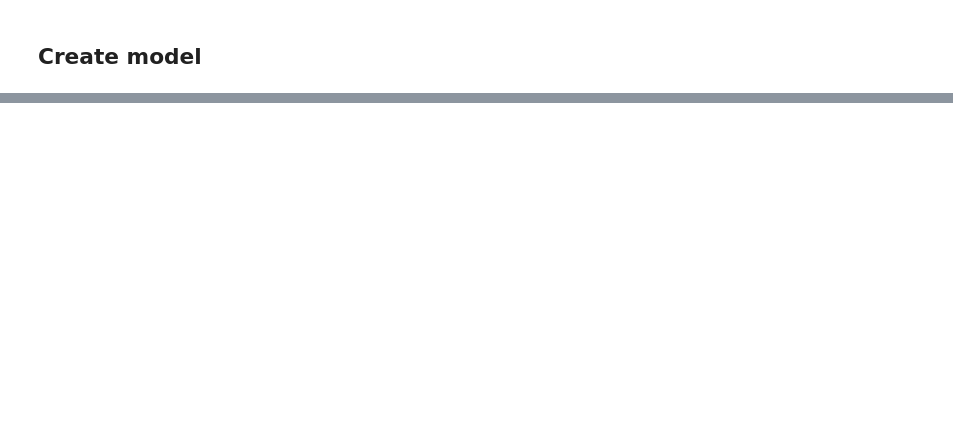
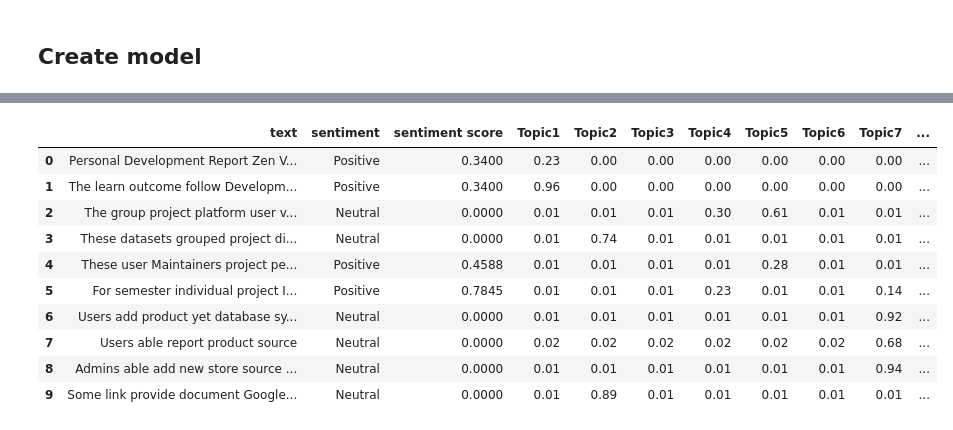
Before and after one commit to EnsarIshakoglu/NLP, a Jupyter notebook: NLP_Text_Classification.ipynb, the cells around one changed output, grey strips where cells are left out. Cells and saved outputs as stored; diff of their text form; code cells hidden in the pictures; blank space fills up the shorter version.

```diff
--- a/NLP_Text_Classification.ipynb
+++ b/NLP_Text_Classification.ipynb
@@ -303 +224,5 @@ y_train shape: (2713,)
+# %%
+X = df_filtered['text']
+# %%
+vectorised = vectorizer.transform(X)
 # %%
@@ -416,0 +272,36 @@ Categorical accuracy on the test set: 62.24%.
+# %%
+# Source: https://towardsdatascience.com/another-twitter-sentiment-analysis-with-python-part-2-333514854913
+# initisalise LDA Model
+lda_model = LatentDirichletAllocation(n_components = 10, # number of topics
+                                  random_state = 56,        # random state
+                                  evaluate_every = -1,      # compute perplexity every n iters, default: Don't
+                                  n_jobs = -1,              # Use all available CPUs
+                                 )
+
+lda_output = lda_model.fit_transform(vectorised)
+
+# column names
+topic_names = ["Topic" + str(i) for i in range(1, lda_model.n_components + 1)]
+
+# make the pandas dataframe
+df_document_topic = pd.DataFrame(np.round(lda_output, 2), columns = topic_names)
+
+# get dominant topic for each document
+dominant_topic = (np.argmax(df_document_topic.values, axis=1)+1)
+df_document_topic['Dominant_topic'] = dominant_topic
+
+# join to original dataframes
+topic_df = pd.merge(results, df_document_topic, left_index = True, right_index = True, how = 'outer')
+display(topic_df.head(10))
+# %% [output]
+|  | text | sentiment | sentiment score | Topic1 | Topic2 | Topic3 | Topic4 | Topic5 | Topic6 | Topic7 | ... |
+| 0 | Personal Development Report Zen V... | Positive | 0.3400 | 0.23 | 0.00 | 0.00 | 0.00 | 0.00 | 0.00 | 0.00 | ... |
+| 1 | The learn outcome follow Developm... | Positive | 0.3400 | 0.96 | 0.00 | 0.00 | 0.00 | 0.00 | 0.00 | 0.00 | ... |
+| 2 | The group project platform user v... | Neutral | 0.0000 | 0.01 | 0.01 | 0.01 | 0.30 | 0.61 | 0.01 | 0.01 | ... |
+| 3 | These datasets grouped project di... | Neutral | 0.0000 | 0.01 | 0.74 | 0.01 | 0.01 | 0.01 | 0.01 | 0.01 | ... |
+| 4 | These user Maintainers project pe... | Positive | 0.4588 | 0.01 | 0.01 | 0.01 | 0.01 | 0.28 | 0.01 | 0.01 | ... |
+| 5 | For semester individual project I... | Positive | 0.7845 | 0.01 | 0.01 | 0.01 | 0.23 | 0.01 | 0.01 | 0.14 | ... |
+| 6 | Users add product yet database sy... | Neutral | 0.0000 | 0.01 | 0.01 | 0.01 | 0.01 | 0.01 | 0.01 | 0.92 | ... |
+| 7 | Users able report product source | Neutral | 0.0000 | 0.02 | 0.02 | 0.02 | 0.02 | 0.02 | 0.02 | 0.68 | ... |
+| 8 | Admins able add new store source ... | Neutral | 0.0000 | 0.01 | 0.01 | 0.01 | 0.01 | 0.01 | 0.01 | 0.94 | ... |
+| 9 | Some link provide document Google... | Neutral | 0.0000 | 0.01 | 0.89 | 0.01 | 0.01 | 0.01 | 0.01 | 0.01 | ... |
```
Also changed, not shown: parts of 48 cells of this notebook.
